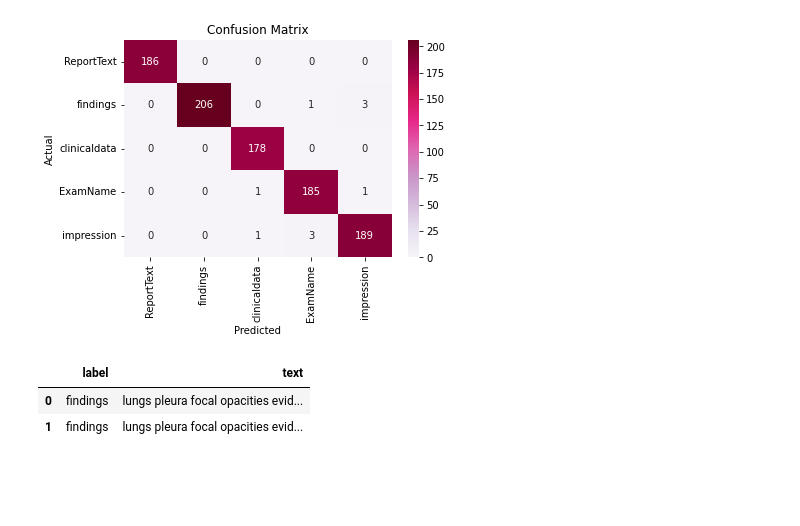
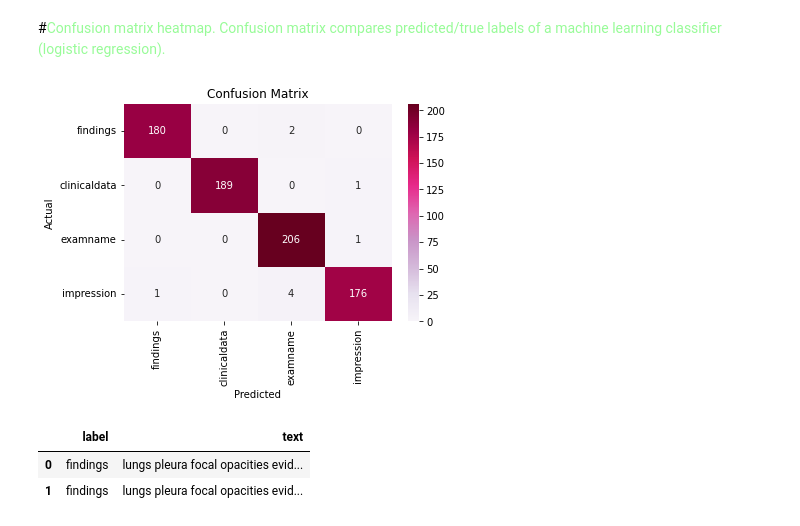
Before and after one commit to isabelklint/final_oa, a Jupyter notebook: final_oa.ipynb, the cells around one changed output. Cells and saved outputs as stored; diff of their text form; code cells hidden in the pictures; blank space fills up the shorter version.

```diff
--- a/final_oa.ipynb
+++ b/final_oa.ipynb
@@ -418,0 +99,3 @@ print(data.head())
+# %%
+# rename ExamName to examname so it matches other headings
+df.rename(columns={'ExamName': 'examname'}, inplace=True)
@@ -418,0 +112,17 @@ print(data.head())
+# %%
+# remove heading text from last four columns respectively
+text_columns = ['findings', 'clinicaldata', 'examname', 'impression']
+remove_words = [['findings'], ['clinical history', 'clinical information', 'clinical indications', 'history', 'clinical indication'], ['examination', 'exam'], ['impression']]
+for col, words in zip(text_columns, remove_words):
+    for word in words:
+        df[col] = df[col].str.replace(word, '', case=False)
+# %%
+# remove stop words, punctuation, and numbers from df
+nltk.download('stopwords')
+
+stop_words = set(stopwords.words('english'))
+punctuation = set(string.punctuation)
+text_columns = ['ReportText', 'findings', 'clinicaldata', 'examname', 'impression']
+for col in text_columns:
+    df[col] = df[col].apply(lambda x: ' '.join([word for word in re.findall(r'\b\w+\b', x)
+    if word.lower() not in stop_words and not all(char in punctuation or char.isdigit() for char in word)]))
@@ -437,4 +415,5 @@ print(df_melted)
 
 [3800 rows x 2 columns]
 # %%
-df = df.dropna(subset=['text'])
+# get rid of null values
+df = df_melted.dropna(subset=['text'])
@@ -531,36 +566,31 @@ weighted avg       0.99      0.99      0.99       954
+# %% [markdown]
+#<font color="palegreen">Confusion matrix heatmap.
+Confusion matrix compares predicted/true labels of a machine learning classifier (logistic regression).
 # %%
 plt.title('Confusion Matrix')
 plt.xlabel('Predicted Label')
 plt.ylabel('True Label')
 
 # Set the x-axis labels
-plt.xticks([0.5, 1.5, 2.5, 3.5], ['findings', 'clinicaldata', 'ExamName', 'impression'])
+plt.xticks([0.5, 1.5, 2.5, 3.5], ['findings', 'clinicaldata', 'examname', 'impression'])
 
 # Set the y-axis labels
-plt.yticks([0.5, 1.5, 2.5, 3.5], ['findings', 'clinicaldata', 'ExamName', 'impression'])
+plt.yticks([0.5, 1.5, 2.5, 3.5], ['findings', 'clinicaldata', 'examname', 'impression'])
 
 # Plot the confusion matrix as a heatmap
 sns.heatmap(cm, annot=True, fmt='d', cmap='PuRd', xticklabels=labels, yticklabels=labels)
 plt.xticks(rotation=90)
 plt.yticks(rotation=0)
 plt.title('Confusion Matrix')
 plt.xlabel('Predicted')
 plt.ylabel('Actual')
 plt.show()
-
-# # Plot the confusion matrix as a heatmap
-# sns.heatmap(cm, annot=True, fmt='d', cmap='PuRd', xticklabels=labels, yticklabels=labels)
-# plt.xticks(rotation=90)
-# plt.yticks(rotation=0)
-# plt.title('Confusion Matrix')
-# plt.xlabel('Predicted')
-# plt.ylabel('Actual')
-# plt.show()
 # %% [output]
-[figure, old version]
+[figure, new version]
-# %%
-df_melted.head(2)
-# %% [output]
-|  | label | text |
-| 0 | findings | lungs pleura focal opacities evid... |
-| 1 | findings | lungs pleura focal opacities evid... |
+# %%
+# take a quick look at df
+df_melted.head(2)
+# %% [output]
+|  | label | text |
+| 0 | findings | lungs pleura focal opacities evid... |
+| 1 | findings | lungs pleura focal opacities evid... |
```
Also changed, not shown: parts of 68 cells of this notebook.
